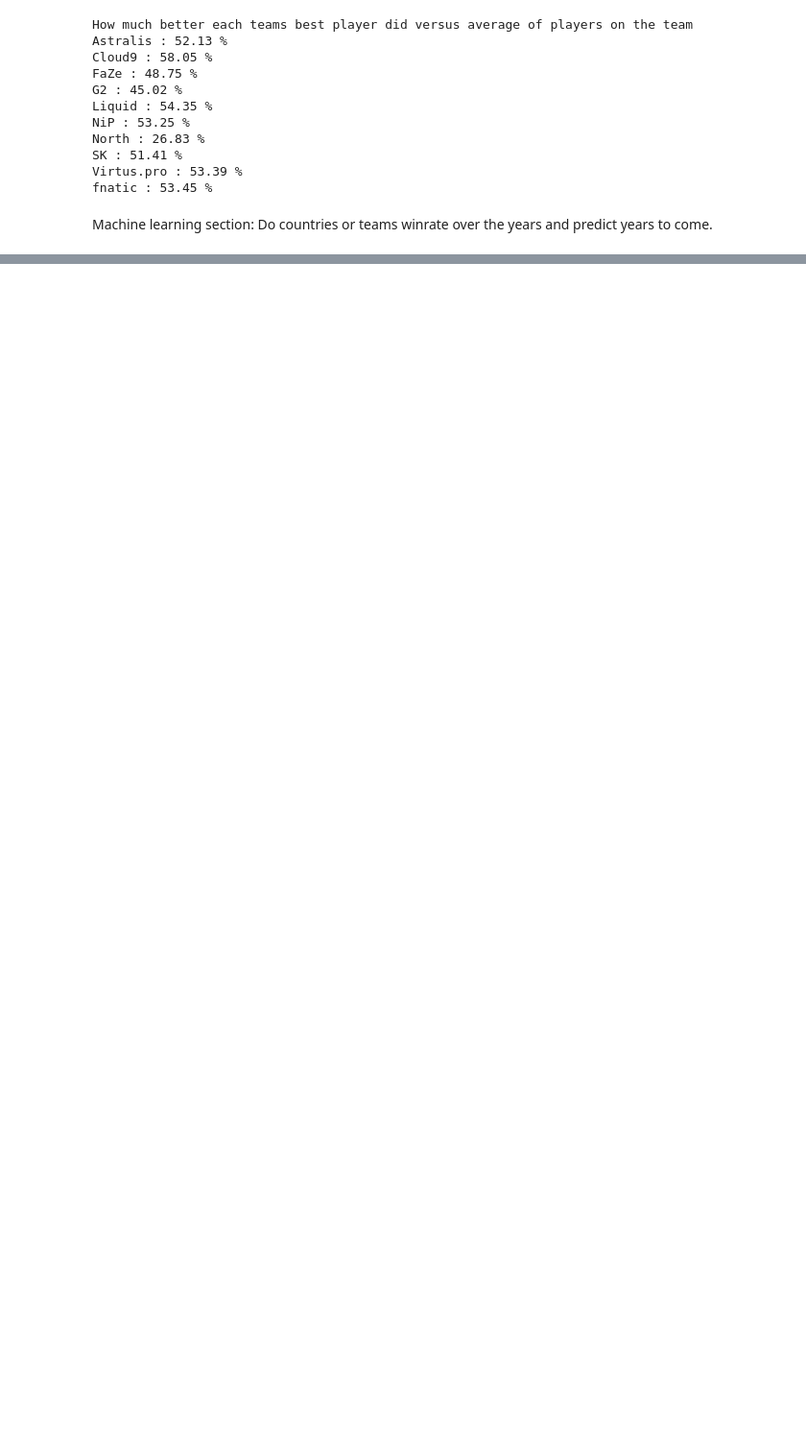
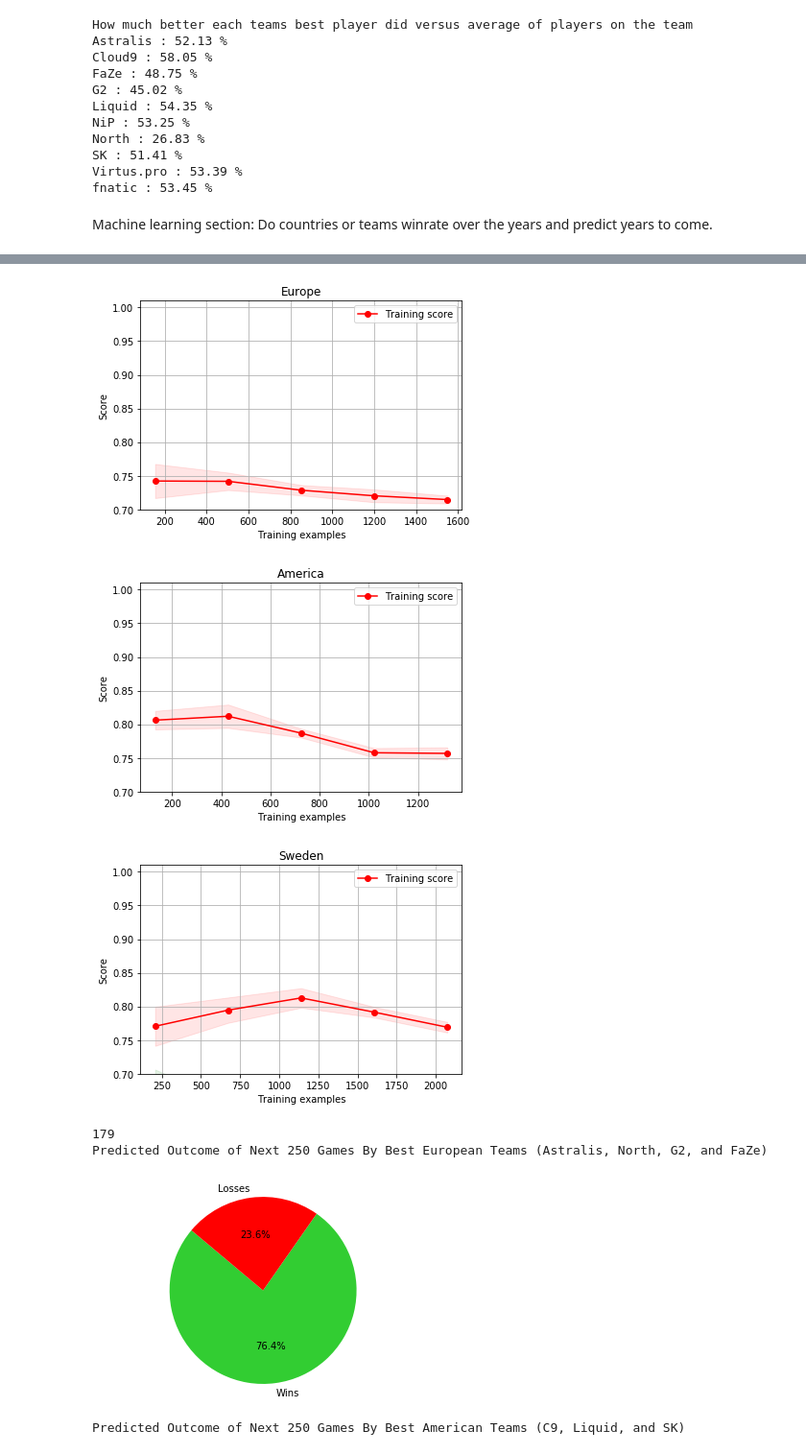
Before and after one commit to krutch777/github.io, a Jupyter notebook: 320FinalProject.ipynb, the cells around one changed output, grey strips where cells are left out. Shown at 96% size. Saved outputs shown, nothing was run; the diff lists cells and outputs as text; code cells hidden in the pictures; blank space fills up the shorter version.

```diff
--- a/320FinalProject.ipynb
+++ b/320FinalProject.ipynb
@@ -319,10 +338,19 @@ america = masterDF[(masterDF.Team == 'C9') | (masterDF.Team == 'Liquid') | (mast
 sweden = masterDF[(masterDF.Team == 'NiP') | (masterDF.Team == 'fnatic')]
 
 # Create SKlearn machine learning classifier
-linearsvm = svm.SVC()
-europesvm = cross_val_score(linearsvm, europe.Year.values.reshape((1717,1)), europe.Outcome, cv=10)
-americasvm = cross_val_score(linearsvm, america.Year.values.reshape((1464,1)), america.Outcome, cv=10)
-swedensvm = cross_val_score(linearsvm, sweden.Year.values.reshape((2302,1)), sweden.Outcome, cv=10)
+eursvc = svm.SVC()
+amersvc = svm.SVC()
+swedsvc = svm.SVC()
+
+# Give the machine learning classifiers the training data
+eursvc.fit(europe.Date.values.reshape((len(europe),1)), europe.Outcome)
+amersvc.fit(america.Date.values.reshape((len(america),1)), america.Outcome)
+swedsvc.fit(sweden.Date.values.reshape((len(sweden),1)), sweden.Outcome)
+
+# Perform a cross validation analysis on each of the three country group classifiers
+europesvm = cross_val_score(eursvc, europe.Date.values.reshape((len(europe),1)), europe.Outcome, cv=10)
+americasvm = cross_val_score(amersvc, america.Date.values.reshape((len(america),1)), america.Outcome, cv=10)
+swedensvm = cross_val_score(swedsvc, sweden.Date.values.reshape((len(sweden),1)), sweden.Outcome, cv=10)
 
 # Perform a 10 point cross validation on Europe group
 print ("Linear SVM 10 Point Cross Validation On Europe Data")
@@ -339,6 +367,7 @@ print ("Linear SVM 10 Point Cross Validation On Sweden Data")
 print(swedensvm)
 print("\n")
 
+# Cross mean and standard error stats for each country under SVM classifier
 print ("Linear SVM Cross Mean and Standard Error For Europe Data")
 print("Accuracy: %0.2f (+/- %0.2f)" % (europesvm.mean(), europesvm.std() * 2))
 print("\n")
@@ -349,4 +378,52 @@ print("\n")
 
 print ("Linear SVM Cross Mean and Standard Error For Sweden Data")
 print("Accuracy: %0.2f (+/- %0.2f)" % (swedensvm.mean(), swedensvm.std() * 2))
+
+# Plot the learning curves for each of the three country groups
+plot_learning_curve(eursvc, "Europe", europe.Date.values.reshape((len(europe),1)), europe.Outcome, ylim=(0.7, 1.01), cv=10, n_jobs=4)
+plot_learning_curve(amersvc, "America", america.Date.values.reshape((len(america),1)), america.Outcome, ylim=(0.7, 1.01), cv=10, n_jobs=4)
+plot_learning_curve(swedsvc, "Sweden", sweden.Date.values.reshape((len(sweden),1)), sweden.Outcome, ylim=(0.7, 1.01), cv=10, n_jobs=4)
+
+# Show the learning curves
+plt.show()
+
+# Initialize win count variables for each predicition
+ewincount = 0
+awincount = 0
+swincount = 0
+
+# Calculate the each country group amount of wins for the next 250 games
+for x in range(735621, 735871):
+    if eursvc.predict([[x]]) == [1] :
+        ewincount += 1
+
+for x in range(735621, 735871):
+    if amersvc.predict([[x]]) == [1] :
+        awincount += 1
+print (awincount)
+
+for x in range(735621, 735871):
+    if swedsvc.predict([[x]]) == [1] :
+        swincount += 1
+
+# Output Europe group predicition results
+print("Predicted Outcome of Next 250 Games By Best European Teams (Astralis, North, G2, and FaZe)")
+plt.pie([ewincount, 250-ewincount], explode=(0, 0), labels=['Wins', 'Losses'], colors=['limegreen', 'red'],
+        autopct='%1.1f%%', shadow=False, startangle=140)
+plt.axis('equal')
+plt.show()
+
+# Output America group predicition results
+print("Predicted Outcome of Next 250 Games By Best American Teams (C9, Liquid, and SK)")
+plt.pie([awincount, 250-awincount], explode=(0, 0), labels=['Wins', 'Losses'], colors=['limegreen', 'red'],
+        autopct='%1.1f%%', shadow=False, startangle=140)
+plt.axis('equal')
+plt.show()
+
+# Output Sweden group predicition results
+print("Predicted Outcome of Next 250 Games By Best Swedish Teams (NiP and fnatic)")
+plt.pie([swincount, 250-swincount], explode=(0, 0), labels=['Wins', 'Losses'], colors=['limegreen', 'red'],
+        autopct='%1.1f%%', shadow=False, startangle=140)
+plt.axis('equal')
+plt.show()
 # %% [output]
@@ -353,0 +447,7 @@ ValueError: cannot reshape array of size 1721 into shape (1717,1)
+[figure, added]
+[figure, added]
+[figure, added]
+179
+Predicted Outcome of Next 250 Games By Best European Teams (Astralis, North, G2, and FaZe)
+[figure, added]
+Predicted Outcome of Next 250 Games By Best American Teams (C9, Liquid, and SK)
```
Also changed, not shown: parts of 11 cells of this notebook.
